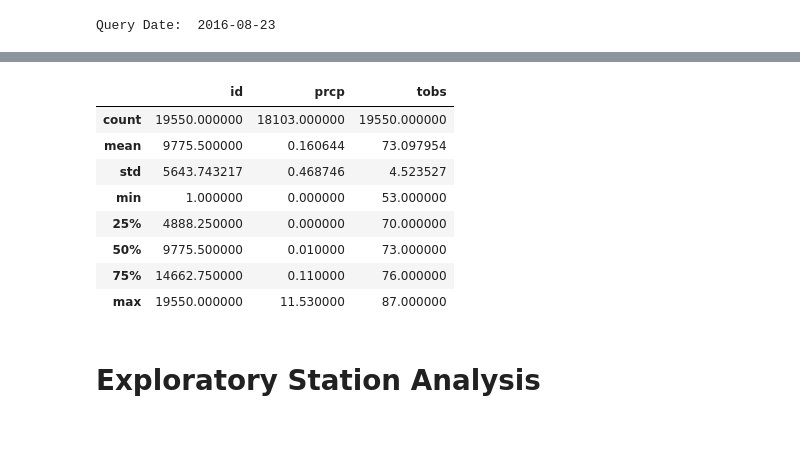
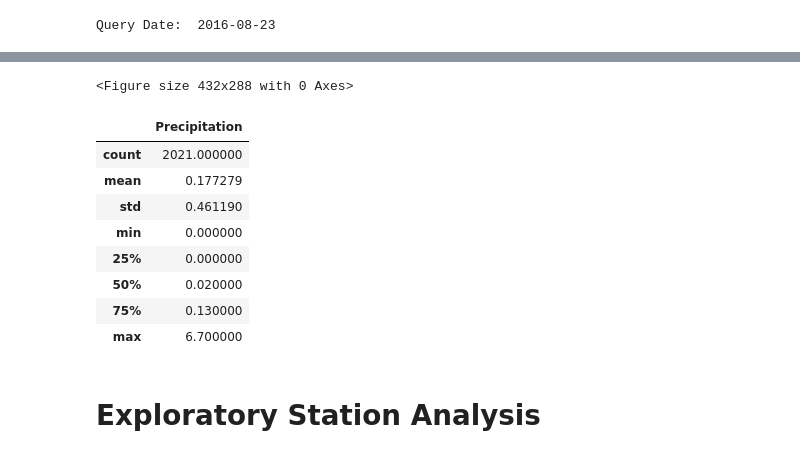
Before and after one commit to JoseH-Git/sqlalchemy-challenge, a Jupyter notebook: climate_starter.ipynb, the cells around one changed output, grey strips where cells are left out. Cells and saved outputs as stored; diff of their text form; code cells hidden in the pictures.

Commit message:
Precipitation_df, Plot and Summary

```diff
--- a/climate_starter.ipynb
+++ b/climate_starter.ipynb
@@ -86,14 +86,15 @@ Query Date:  2016-08-23
 # %%
 # Perform a query to retrieve the data and precipitation scores
 
-session.query(measurement.date, measurement.prcp).\
+data_query = session.query(measurement.date, measurement.prcp).\
     filter(measurement.date >= query_date).all()
 
 # Save the query results as a Pandas DataFrame and set the index to the date column
 
+precipitation_pd = pd.DataFrame(data_query, columns=['Date', 'Precipitation'])
+precipitation_pd
 
 # Sort the dataframe by date
-
-
-# Use Pandas Plotting with Matplotlib to plot the data
+precipitation_pd = precipitation_pd.sort_index(ascending=True)
+precipitation_pd.head()
 # %% [output]
@@ -117,16 +124,22 @@ session.query(measurement.date, measurement.prcp).\
+# %%
+plt.tight_layout()
+plt.savefig("Images/avg_rain.png")
+plt.show()
+# %% [output]
+<Figure size 432x288 with 0 Axes>
 # %%
 # Use Pandas to calcualte the summary statistics for the precipitation data
-data.describe()
+precipitation_pd.describe()
 # %% [output]
-|  | id | prcp | tobs |
-| count | 19550.000000 | 18103.000000 | 19550.000000 |
-| mean | 9775.500000 | 0.160644 | 73.097954 |
-| std | 5643.743217 | 0.468746 | 4.523527 |
-| min | 1.000000 | 0.000000 | 53.000000 |
-| 25% | 4888.250000 | 0.000000 | 70.000000 |
-| 50% | 9775.500000 | 0.010000 | 73.000000 |
-| 75% | 14662.750000 | 0.110000 | 76.000000 |
-| max | 19550.000000 | 11.530000 | 87.000000 |
+|  | Precipitation |
+| count | 2021.000000 |
+| mean | 0.177279 |
+| std | 0.461190 |
+| min | 0.000000 |
+| 25% | 0.000000 |
+| 50% | 0.020000 |
+| 75% | 0.130000 |
+| max | 6.700000 |
 # %% [markdown]
 # Exploratory Station Analysis
 # %%
```
Also changed, not shown: parts of 3 cells of this notebook, 1 other file.
